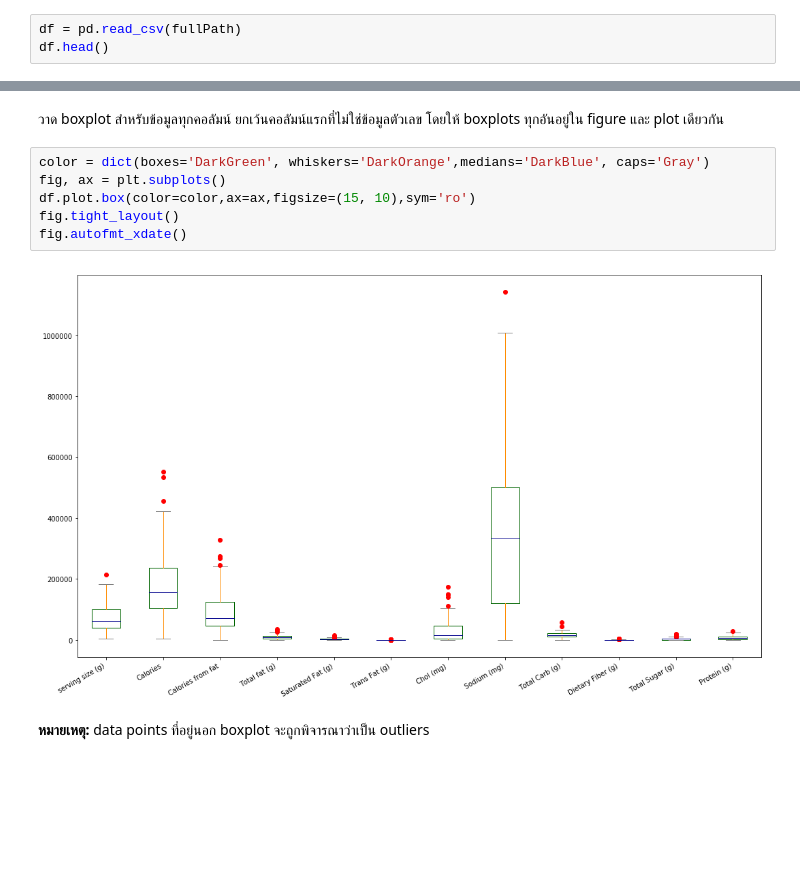
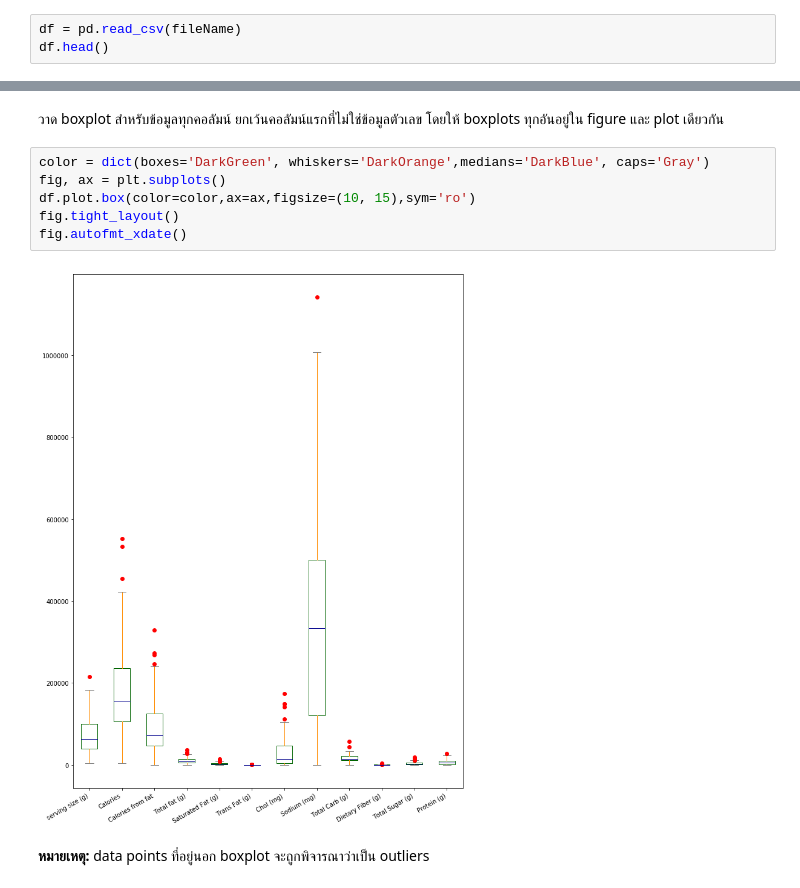
Before and after one commit to supanat/IT525, a Jupyter notebook: Projects/it525_2_2017_hw01/it525-hw01-60119130181.ipynb, the cells around one changed output, grey strips where cells are left out. Saved outputs shown, nothing was run; the diff lists cells and outputs as text; blank space fills up the shorter version.

```diff
--- a/Projects/it525_2_2017_hw01/it525-hw01-60119130181.ipynb
+++ b/Projects/it525_2_2017_hw01/it525-hw01-60119130181.ipynb
@@ -30,5 +32,5 @@ fullPath
 # %%
-df = pd.read_csv(fullPath)
+df = pd.read_csv(fileName)
 df.head()
 # %% [output]
 |  | Nutrition facts | serving size (g) | Calories | Calories from fat | Total fat (g) | Saturated Fat (g) | ... |
@@ -322,11 +282,11 @@ df[df.select_dtypes(include=['float64']).columns].div(orig_serving_size.values,
 # %%
 color = dict(boxes='DarkGreen', whiskers='DarkOrange',medians='DarkBlue', caps='Gray')
 fig, ax = plt.subplots()
-df.plot.box(color=color,ax=ax,figsize=(15, 10),sym='ro')
+df.plot.box(color=color,ax=ax,figsize=(10, 15),sym='ro')
 fig.tight_layout()
 fig.autofmt_xdate()
 # %% [output]
-[figure, old version]
+[figure, new version]
 # %% [markdown]
 <b>หมายเหตุ:</b> data points ที่อยู่นอก boxplot จะถูกพิจารณาว่าเป็น outliers
 # %% [markdown]
```
Also changed, not shown: parts of 38 cells of this notebook, 1 other file.
